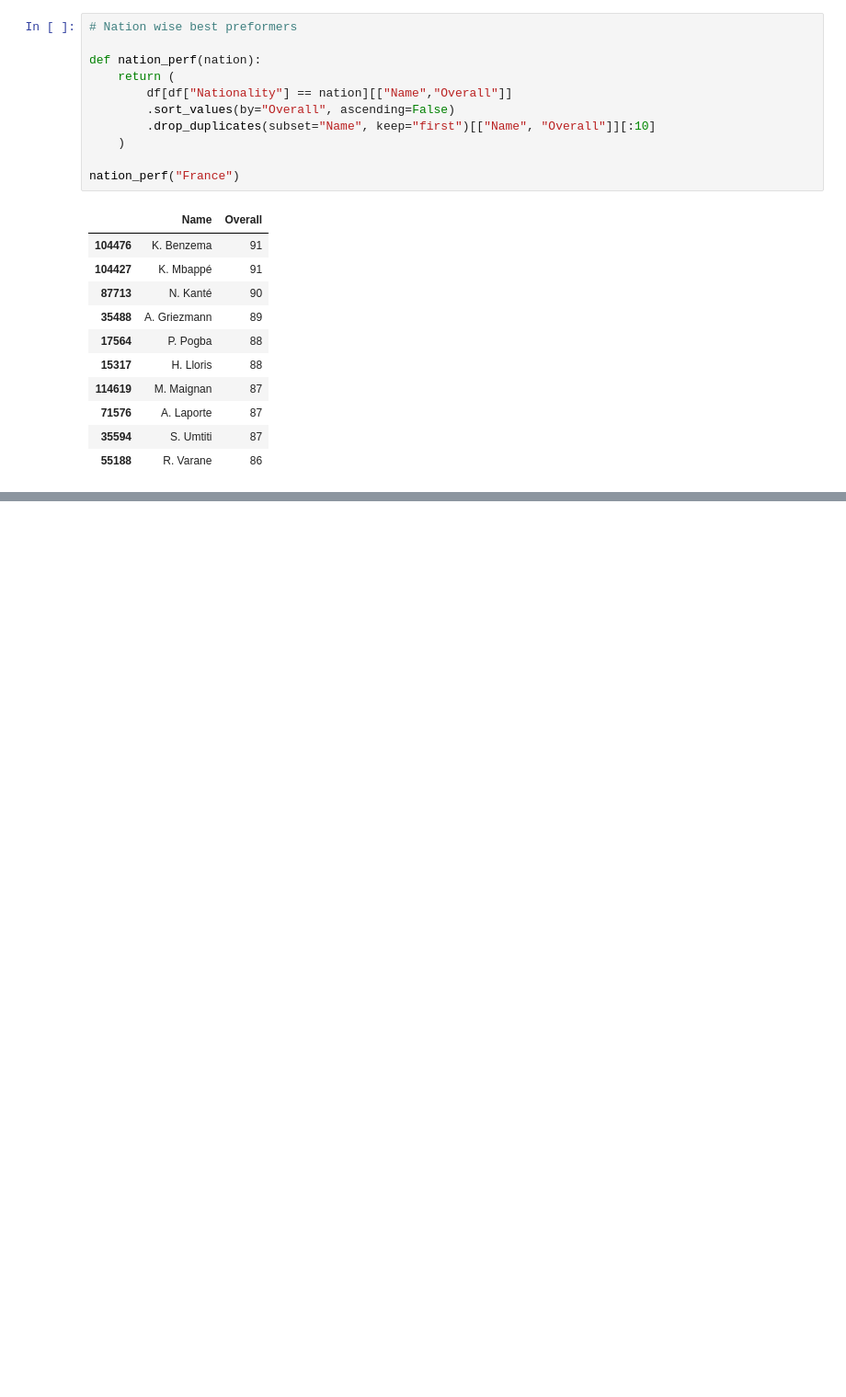
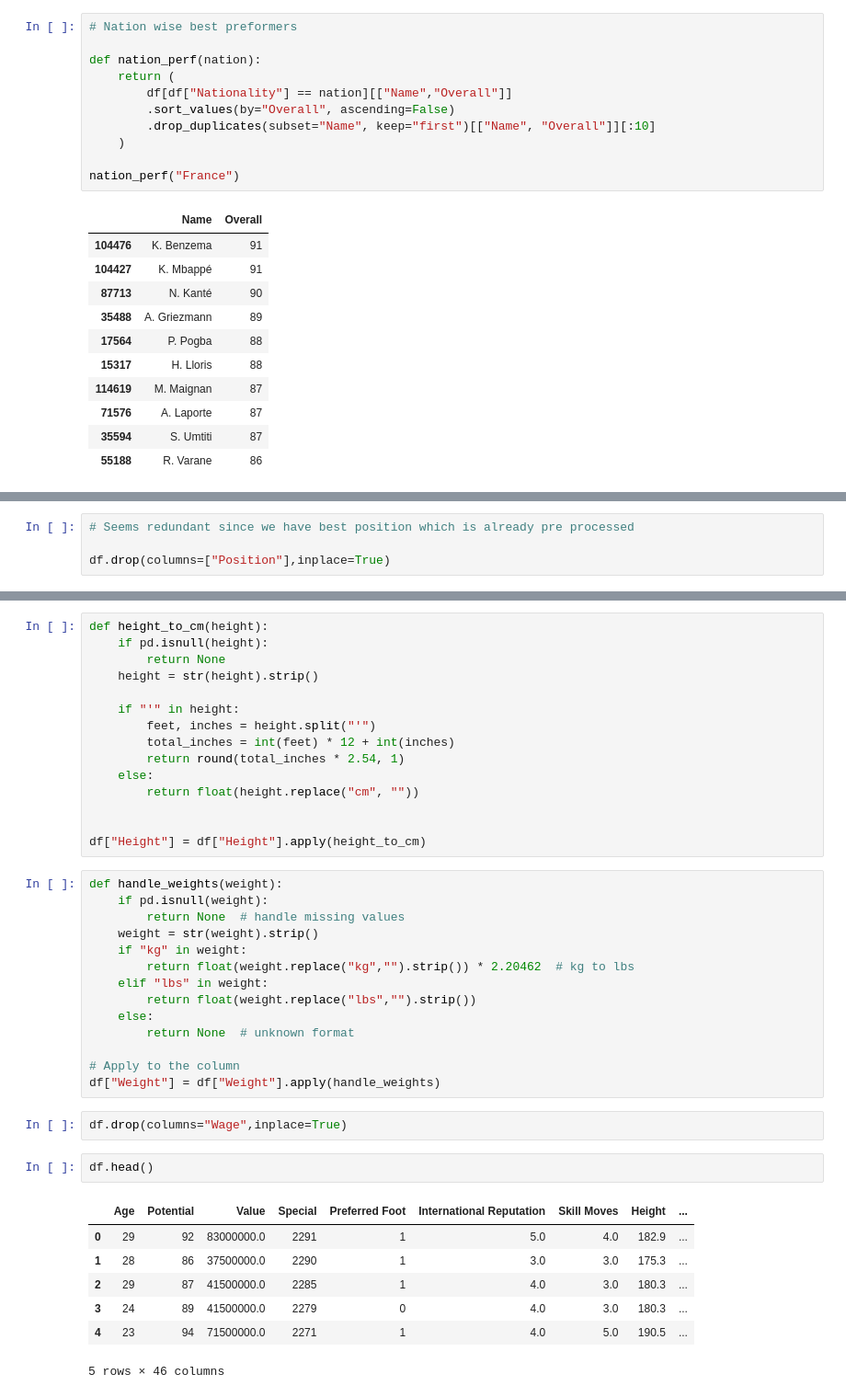
Before and after one commit to LaveshJagwani/s4ds-task-1, a Jupyter notebook: Task 1.ipynb, the cells around one changed output, grey strips where cells are left out. Shown: that part at 92% size. Cells and saved outputs as stored; diff of their text form; blank space fills up the shorter version.

```diff
--- a/Task 1.ipynb
+++ b/Task 1.ipynb
@@ -842,0 +1036,4 @@ nation_perf("France")
+# %%
+# Seems redundant since we have best position which is already pre processed
+
+df.drop(columns=["Position"],inplace=True)
@@ -842,0 +1055,41 @@ nation_perf("France")
+# %%
+def height_to_cm(height):
+    if pd.isnull(height):
+        return None
+    height = str(height).strip()
+
+    if "'" in height:
+        feet, inches = height.split("'")
+        total_inches = int(feet) * 12 + int(inches)
+        return round(total_inches * 2.54, 1)
+    else:
+        return float(height.replace("cm", ""))
+
+
+df["Height"] = df["Height"].apply(height_to_cm)
+# %%
+def handle_weights(weight):
+    if pd.isnull(weight):
+        return None  # handle missing values
+    weight = str(weight).strip()
+    if "kg" in weight:
+        return float(weight.replace("kg","").strip()) * 2.20462  # kg to lbs
+    elif "lbs" in weight:
+        return float(weight.replace("lbs","").strip())
+    else:
+        return None  # unknown format
+
+# Apply to the column
+df["Weight"] = df["Weight"].apply(handle_weights)
+# %%
+df.drop(columns="Wage",inplace=True)
+# %%
+df.head()
+# %% [output]
+|  | Age | Potential | Value | Special | Preferred Foot | International Reputation | Skill Moves | Height | ... |
+| 0 | 29 | 92 | 83000000.0 | 2291 | 1 | 5.0 | 4.0 | 182.9 | ... |
+| 1 | 28 | 86 | 37500000.0 | 2290 | 1 | 3.0 | 3.0 | 175.3 | ... |
+| 2 | 29 | 87 | 41500000.0 | 2285 | 1 | 4.0 | 3.0 | 180.3 | ... |
+| 3 | 24 | 89 | 41500000.0 | 2279 | 0 | 4.0 | 3.0 | 180.3 | ... |
+| 4 | 23 | 94 | 71500000.0 | 2271 | 1 | 4.0 | 5.0 | 190.5 | ... |
+5 rows × 46 columns
```
Also changed, not shown: parts of 42 cells of this notebook.
